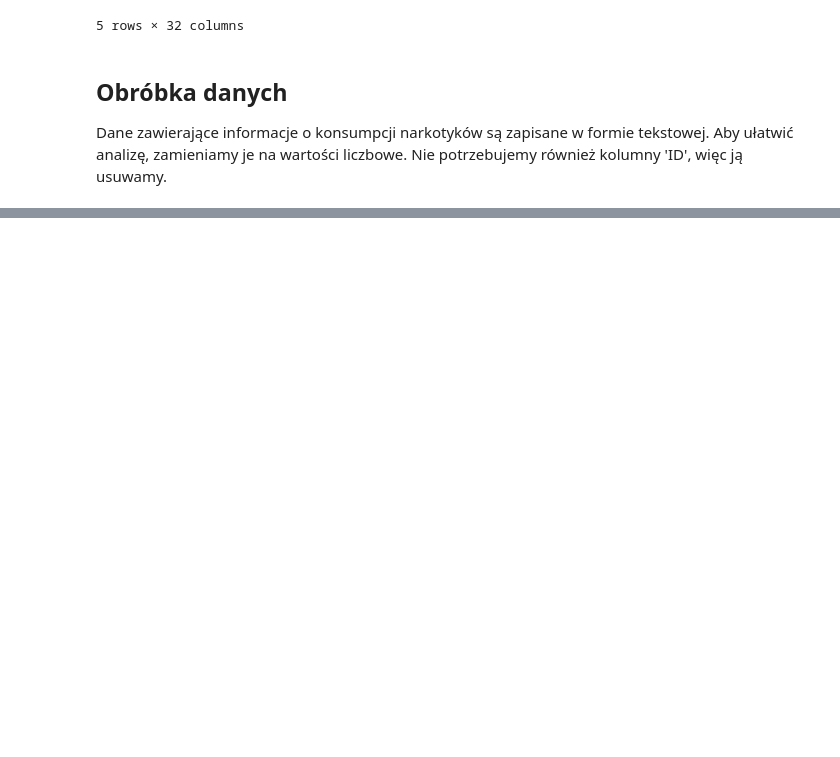
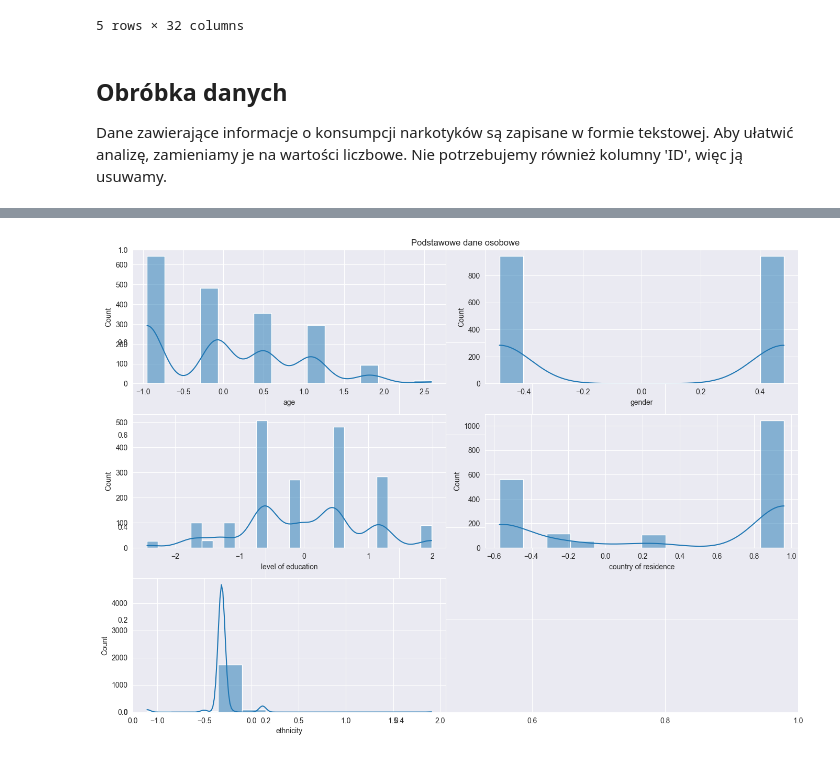
Before and after one commit to olekgolus11/DrugConsumptionAnalysis, a Jupyter notebook: drug_consumption.ipynb, the cells around one changed output, grey strips where cells are left out. Drawn from its saved outputs; the diff is of its cells as text; code cells hidden in the pictures; blank space fills up the shorter version.

Commit message:
Fix labels, add more matrices and plots

```diff
--- a/drug_consumption.ipynb
+++ b/drug_consumption.ipynb
@@ -136,0 +141,13 @@ data.head()
+# %%
+def show_basic_personal_info(data, columns, title):
+    plt.figure(figsize=(14, 10))
+    plt.title(title)
+    for i, column in enumerate(columns):
+        plt.subplot(3, 2, i + 1)
+        sns.histplot(data[column], kde=True)
+    plt.tight_layout()
+    plt.show()
+
+show_basic_personal_info(data, personal_information_data_columns, 'Podstawowe dane osobowe')
+# %% [output]
+[figure, added]
```
Also changed, not shown: parts of 21 cells of this notebook, 1 other file.
